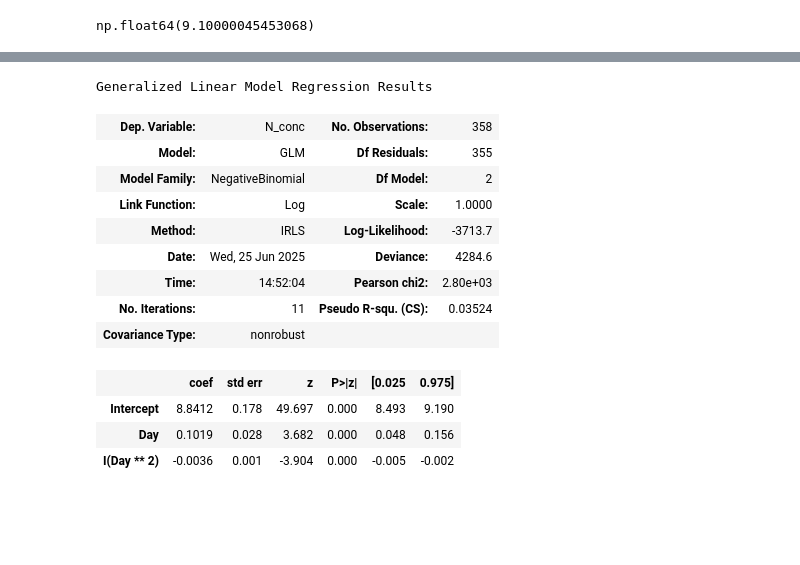
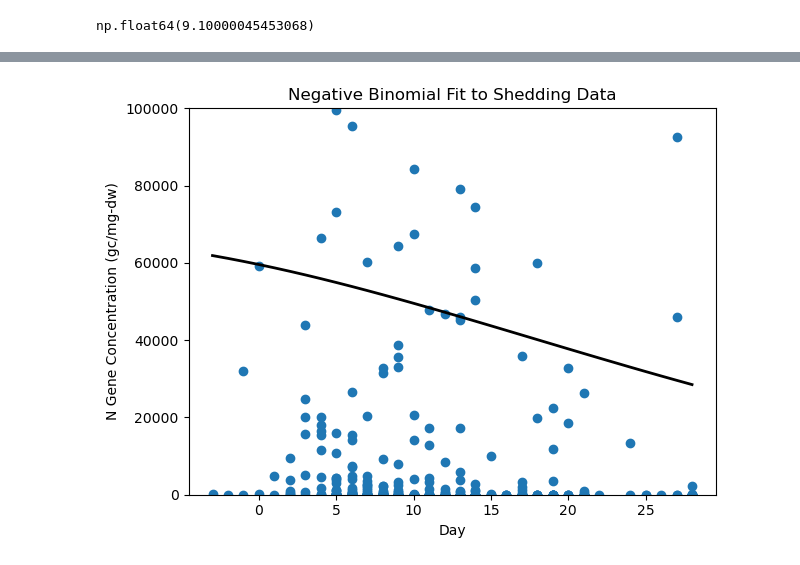
Before and after one commit to elizabethmurphy24/SRTI, a Jupyter notebook: Estimate shedding kernel.ipynb, the cells around one changed output, grey strips where cells are left out. Cells and saved outputs as stored; diff of their text form; code cells hidden in the pictures; blank space fills up the shorter version.

```diff
--- a/Estimate shedding kernel.ipynb
+++ b/Estimate shedding kernel.ipynb
@@ -62,22 +109,23 @@ print((data['N_conc'] <= 0).sum())
 # %%
 expr = " N_conc ~ Day + I(Day**2)"
 
 y, X = dmatrices(expr, data, return_type='dataframe')
 model = sm.GLM(y, X, family=sm.families.NegativeBinomial())
 results = model.fit()
 results.summary()
+
+# Predict fitted values
+data['fit'] = results.predict(X)
+# Compute mean fitted value per day
+mean_fit = data.groupby('Day')['fit'].mean().reset_index().sort_values('Day')
+
+fig,ax = plt.subplots()
+ax.scatter(data['Day'], data['N_conc'])
+ax.plot(mean_fit['Day'], mean_fit['fit'], color='black', linewidth=2)
+ax.set_ylim([0, 100000])
+ax.set_xlabel("Day")
+ax.set_ylabel("N Gene Concentration (gc/mg-dw)")
+ax.set_title("Negative Binomial Fit to Shedding Data")
+plt.tight_layout()
 # %% [output]
-Generalized Linear Model Regression Results
-| Dep. Variable: | N_conc | No. Observations: | 358 |
-| Model: | GLM | Df Residuals: | 355 |
-| Model Family: | NegativeBinomial | Df Model: | 2 |
-| Link Function: | Log | Scale: | 1.0000 |
-| Method: | IRLS | Log-Likelihood: | -3713.7 |
-| Date: | Wed, 25 Jun 2025 | Deviance: | 4284.6 |
-| Time: | 14:52:04 | Pearson chi2: | 2.80e+03 |
-| No. Iterations: | 11 | Pseudo R-squ. (CS): | 0.03524 |
-| Covariance Type: | nonrobust |  |  |
-|  | coef | std err | z | P>|z| | [0.025 | 0.975] |
-| Intercept | 8.8412 | 0.178 | 49.697 | 0.000 | 8.493 | 9.190 |
-| Day | 0.1019 | 0.028 | 3.682 | 0.000 | 0.048 | 0.156 |
-| I(Day ** 2) | -0.0036 | 0.001 | -3.904 | 0.000 | -0.005 | -0.002 |
+[figure, added]
```
Also changed, not shown: parts of 6 cells of this notebook.
